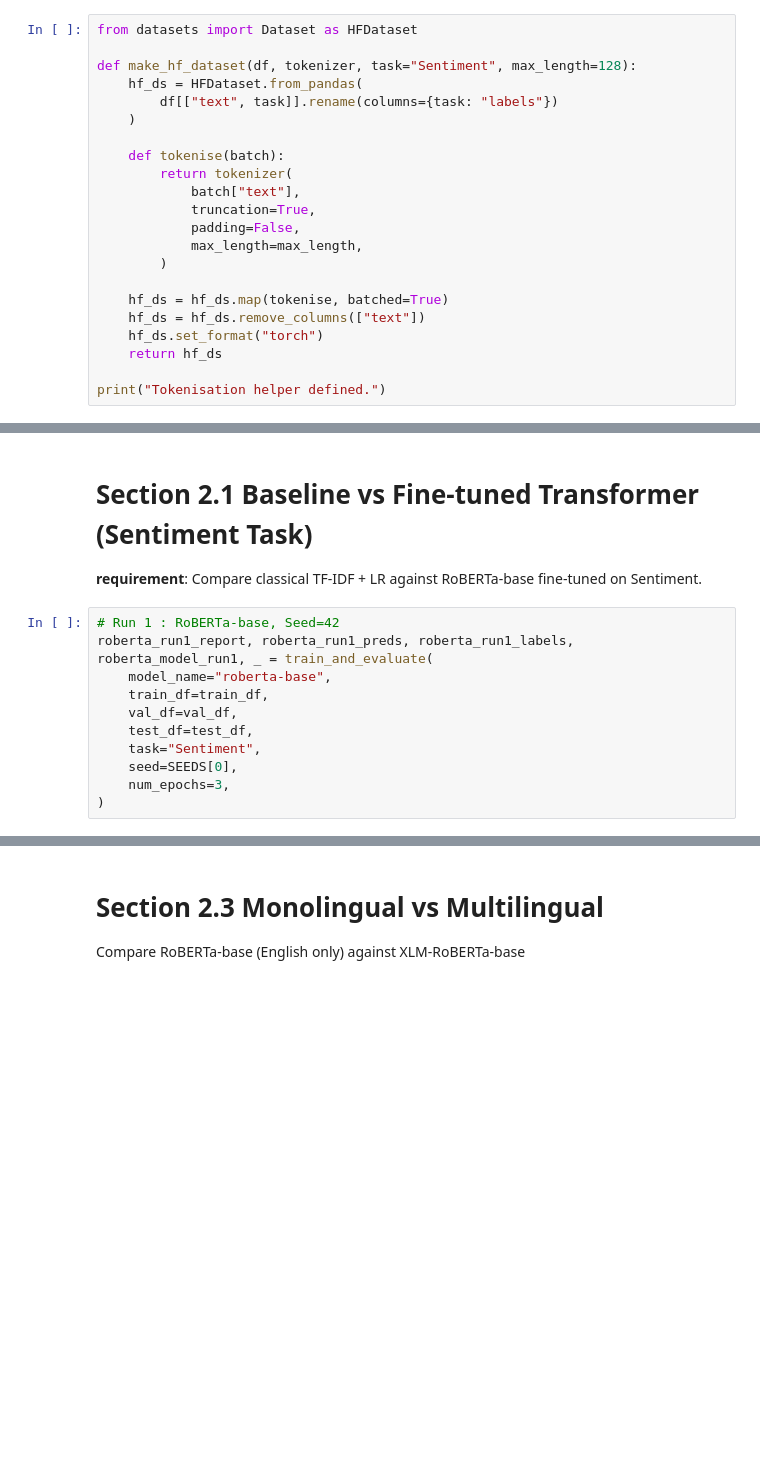
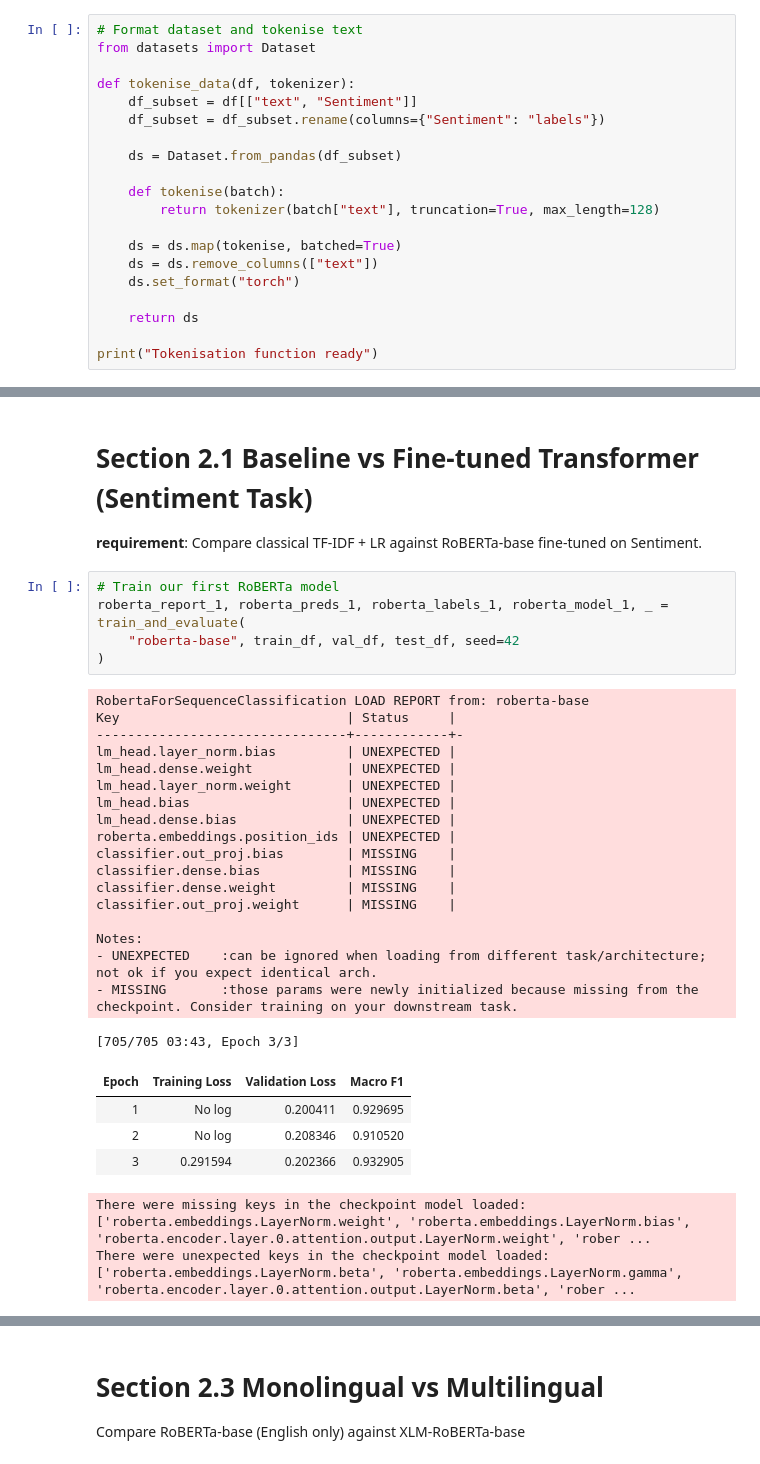
Before and after one commit to raaghavkk/UG04-NLP-COMM061, a Jupyter notebook: notebooks/akshyat_finetuning.ipynb, the cells around one changed output, grey strips where cells are left out. Saved outputs shown, nothing was run; the diff lists cells and outputs as text; blank space fills up the shorter version.

```diff
--- a/notebooks/akshyat_finetuning.ipynb
+++ b/notebooks/akshyat_finetuning.ipynb
@@ -76,22 +66,20 @@ It is reused for both RoBERTa and XLM-RoBERTa experiments.
 # %%
-from datasets import Dataset as HFDataset
+# Format dataset and tokenise text
+from datasets import Dataset
 
-def make_hf_dataset(df, tokenizer, task="Sentiment", max_length=128):
-    hf_ds = HFDataset.from_pandas(
-        df[["text", task]].rename(columns={task: "labels"})
-    )
+def tokenise_data(df, tokenizer):
+    df_subset = df[["text", "Sentiment"]]
+    df_subset = df_subset.rename(columns={"Sentiment": "labels"})
+
+    ds = Dataset.from_pandas(df_subset)
 
     def tokenise(batch):
-        return tokenizer(
-            batch["text"],
-            truncation=True,
-            padding=False,
-            max_length=max_length,
-        )
+        return tokenizer(batch["text"], truncation=True, max_length=128)
 
-    hf_ds = hf_ds.map(tokenise, batched=True)
-    hf_ds = hf_ds.remove_columns(["text"])
-    hf_ds.set_format("torch")
-    return hf_ds
+    ds = ds.map(tokenise, batched=True)
+    ds = ds.remove_columns(["text"])
+    ds.set_format("torch")
 
-print("Tokenisation helper defined.")
+    return ds
+
+print("Tokenisation function ready")
@@ -196,14 +169,33 @@ print("Training helper defined.")
 # Section 2.1 Baseline vs Fine-tuned Transformer (Sentiment Task)
 
 **requirement**: Compare classical TF-IDF + LR against RoBERTa-base fine-tuned on Sentiment.
-# %%
-# Run 1 : RoBERTa-base, Seed=42
-roberta_run1_report, roberta_run1_preds, roberta_run1_labels, roberta_model_run1, _ = train_and_evaluate(
-    model_name="roberta-base",
-    train_df=train_df,
-    val_df=val_df,
-    test_df=test_df,
-    task="Sentiment",
-    seed=SEEDS[0],
-    num_epochs=3,
-)
+# %%
+# Train our first RoBERTa model
+roberta_report_1, roberta_preds_1, roberta_labels_1, roberta_model_1, _ = train_and_evaluate(
+    "roberta-base", train_df, val_df, test_df, seed=42
+)
+# %% [output]
+RobertaForSequenceClassification LOAD REPORT from: roberta-base
+Key                             | Status     |
+--------------------------------+------------+-
+lm_head.layer_norm.bias         | UNEXPECTED |
+lm_head.dense.weight            | UNEXPECTED |
+lm_head.layer_norm.weight       | UNEXPECTED |
+lm_head.bias                    | UNEXPECTED |
+lm_head.dense.bias              | UNEXPECTED |
+roberta.embeddings.position_ids | UNEXPECTED |
+classifier.out_proj.bias        | MISSING    |
+classifier.dense.bias           | MISSING    |
+classifier.dense.weight         | MISSING    |
+classifier.out_proj.weight      | MISSING    |
+
+Notes:
+- UNEXPECTED    :can be ignored when loading from different task/architecture; not ok if you expect identical arch.
+- MISSING       :those params were newly initialized because missing from the checkpoint. Consider training on your downstream task.
+[705/705 03:43, Epoch 3/3]
+| Epoch | Training Loss | Validation Loss | Macro F1 |
+| 1 | No log | 0.200411 | 0.929695 |
+| 2 | No log | 0.208346 | 0.910520 |
+| 3 | 0.291594 | 0.202366 | 0.932905 |
+There were missing keys in the checkpoint model loaded: ['roberta.embeddings.LayerNorm.weight', 'roberta.embeddings.LayerNorm.bias', 'roberta.encoder.layer.0.attention.output.LayerNorm.weight', 'rober ...
+There were unexpected keys in the checkpoint model loaded: ['roberta.embeddings.LayerNorm.beta', 'roberta.embeddings.LayerNorm.gamma', 'roberta.encoder.layer.0.attention.output.LayerNorm.beta', 'rober ...
```
Also changed, not shown: parts of 25 cells of this notebook.
